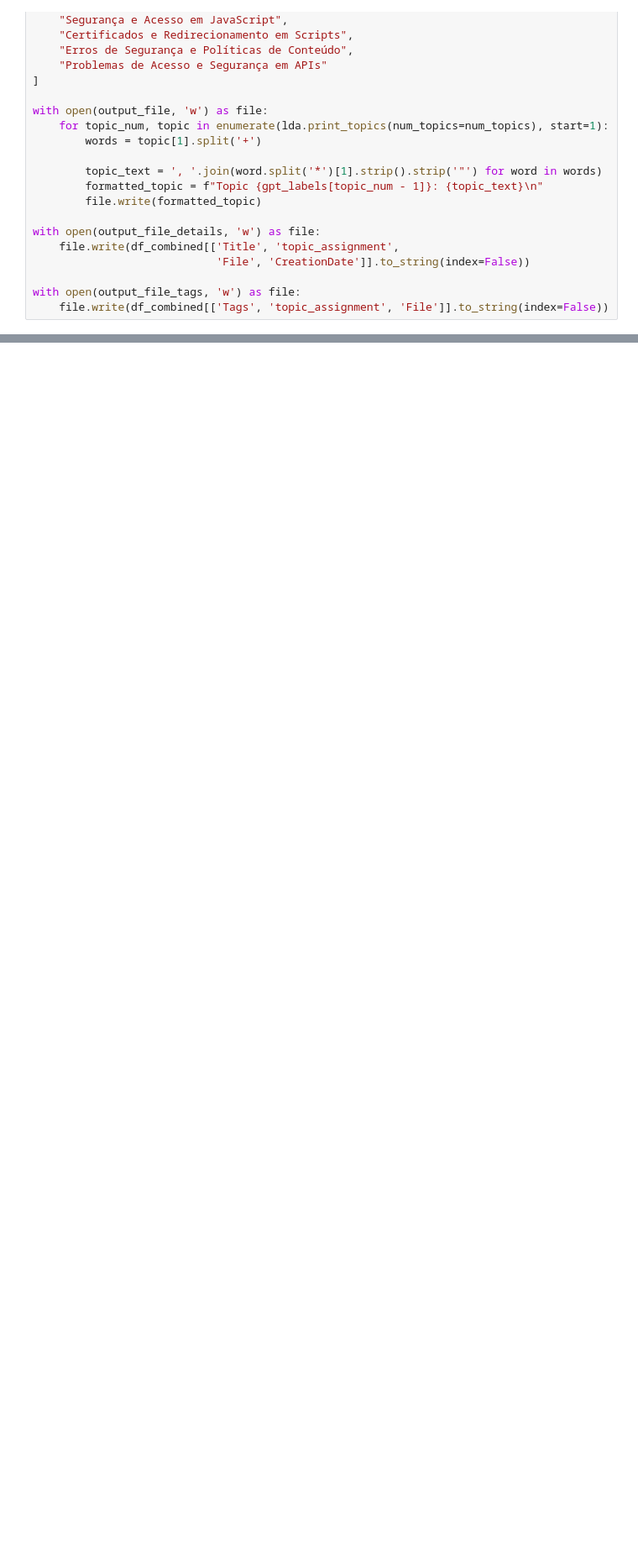
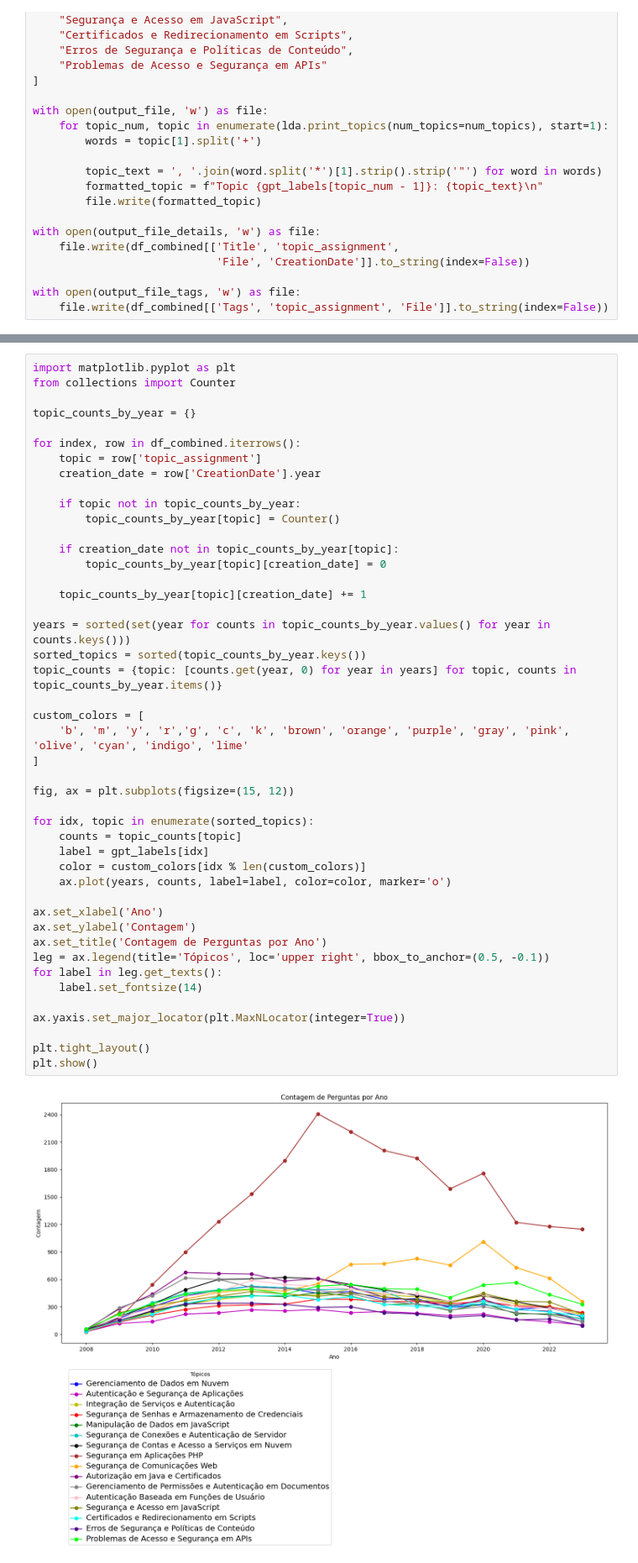
Before and after one commit to TCC-Emily-e-Vitor/Codigo-LDA, a Jupyter notebook: topics.ipynb, the cells around one changed output, grey strips where cells are left out. Shown at 84% size. Drawn from its saved outputs; the diff is of its cells as text; blank space fills up the shorter version.

Commit message:
feat: Add count general graph

```diff
--- a/topics.ipynb
+++ b/topics.ipynb
@@ -369,6 +369,53 @@ plt.tight_layout()
 plt.show()
 # %% [output]
 [figure]
+# %%
+import matplotlib.pyplot as plt
+from collections import Counter
+
+topic_counts_by_year = {}
+
+for index, row in df_combined.iterrows():
+    topic = row['topic_assignment']
+    creation_date = row['CreationDate'].year
+
+    if topic not in topic_counts_by_year:
+        topic_counts_by_year[topic] = Counter()
+
+    if creation_date not in topic_counts_by_year[topic]:
+        topic_counts_by_year[topic][creation_date] = 0
+
+    topic_counts_by_year[topic][creation_date] += 1
+
+years = sorted(set(year for counts in topic_counts_by_year.values() for year in counts.keys()))
+sorted_topics = sorted(topic_counts_by_year.keys())
+topic_counts = {topic: [counts.get(year, 0) for year in years] for topic, counts in topic_counts_by_year.items()}
+
+custom_colors = [
+    'b', 'm', 'y', 'r','g', 'c', 'k', 'brown', 'orange', 'purple', 'gray', 'pink', 'olive', 'cyan', 'indigo', 'lime'
+]
+
+fig, ax = plt.subplots(figsize=(15, 12))
+
+for idx, topic in enumerate(sorted_topics):
+    counts = topic_counts[topic]
+    label = gpt_labels[idx]
+    color = custom_colors[idx % len(custom_colors)]
+    ax.plot(years, counts, label=label, color=color, marker='o')
+
+ax.set_xlabel('Ano')
+ax.set_ylabel('Contagem')
+ax.set_title('Contagem de Perguntas por Ano')
+leg = ax.legend(title='Tópicos', loc='upper right', bbox_to_anchor=(0.5, -0.1))
+for label in leg.get_texts():
+    label.set_fontsize(14)
+
+ax.yaxis.set_major_locator(plt.MaxNLocator(integer=True))
+
+plt.tight_layout()
+plt.show()
+# %% [output]
+[figure, added]
 # %%
  # Exibe as 15 tags mais usadas em cada fórum
 
```
Also changed, not shown: 1 other file.
